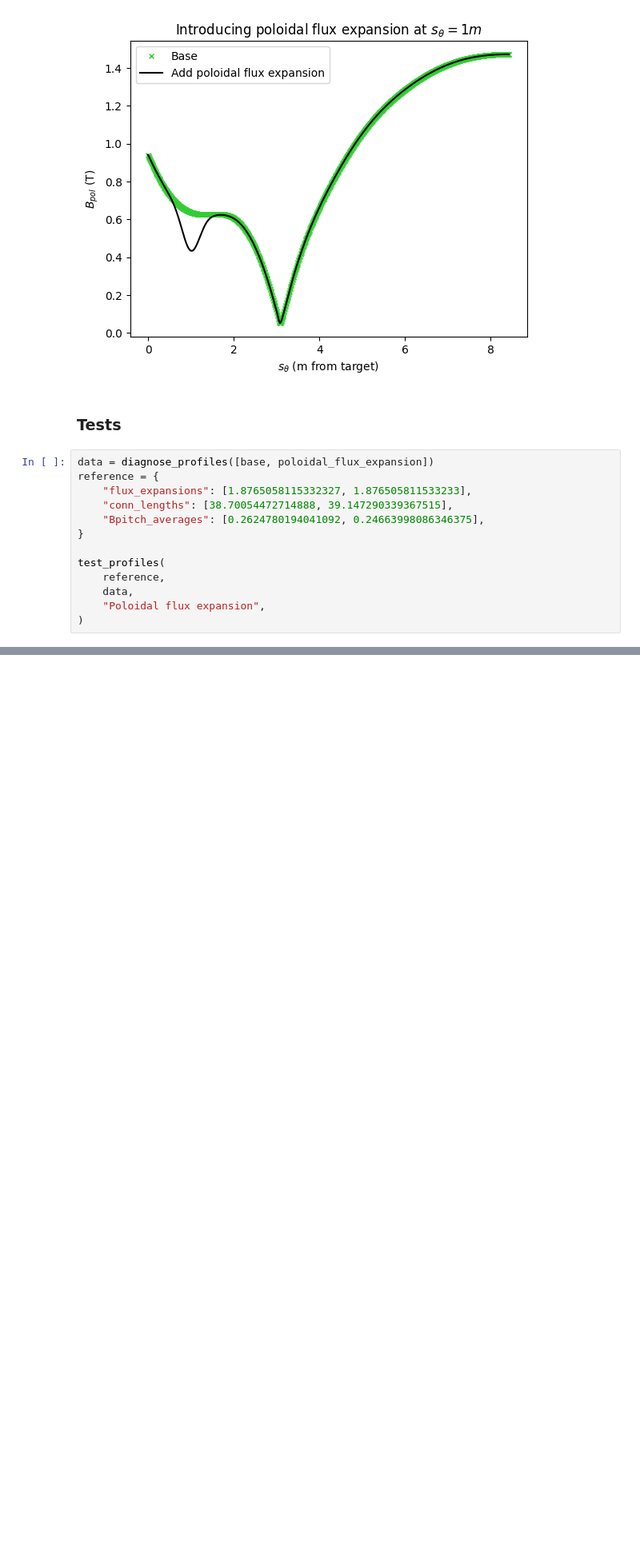
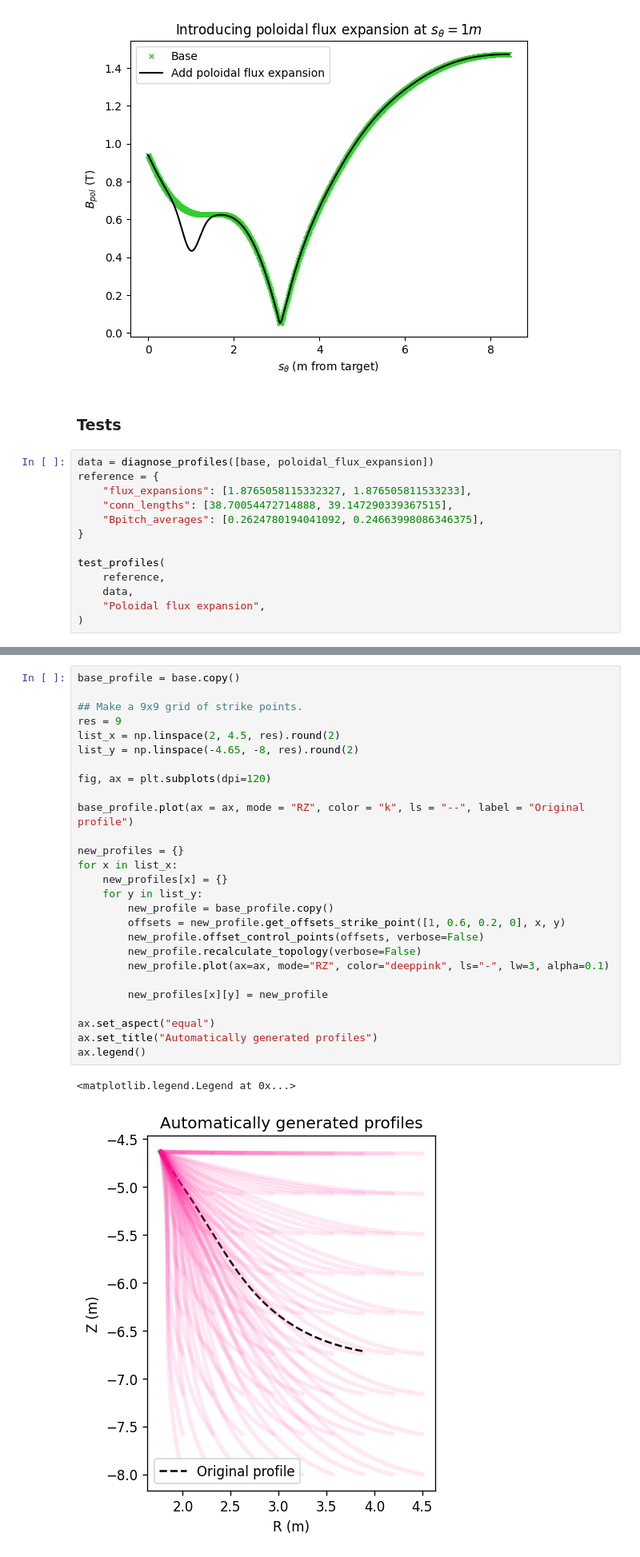
Before and after one commit to FusionDLS/FusionDLS, a Jupyter notebook: docs/examples/geometry_manipulation.ipynb, the cells around one changed output, grey strips where cells are left out. Shown: that part at 80% size. Saved outputs shown, nothing was run; the diff lists cells and outputs as text; blank space fills up the shorter version.

Commit message:
Add examples/tests for strike point interpolation

```diff
--- a/docs/examples/geometry_manipulation.ipynb
+++ b/docs/examples/geometry_manipulation.ipynb
@@ -347,0 +353,30 @@ test_profiles(
+# %%
+base_profile = base.copy()
+
+## Make a 9x9 grid of strike points.
+res = 9
+list_x = np.linspace(2, 4.5, res).round(2)
+list_y = np.linspace(-4.65, -8, res).round(2)
+
+fig, ax = plt.subplots(dpi=120)
+
+base_profile.plot(ax = ax, mode = "RZ", color = "k", ls = "--", label = "Original profile")
+
+new_profiles = {}
+for x in list_x:
+    new_profiles[x] = {}
+    for y in list_y:
+        new_profile = base_profile.copy()
+        offsets = new_profile.get_offsets_strike_point([1, 0.6, 0.2, 0], x, y)
+        new_profile.offset_control_points(offsets, verbose=False)
+        new_profile.recalculate_topology(verbose=False)
+        new_profile.plot(ax=ax, mode="RZ", color="deeppink", ls="-", lw=3, alpha=0.1)
+
+        new_profiles[x][y] = new_profile
+
+ax.set_aspect("equal")
+ax.set_title("Automatically generated profiles")
+ax.legend()
+# %% [output]
+<matplotlib.legend.Legend at 0x...>
+[figure, added]
```
Also changed, not shown: parts of 3 cells of this notebook.
